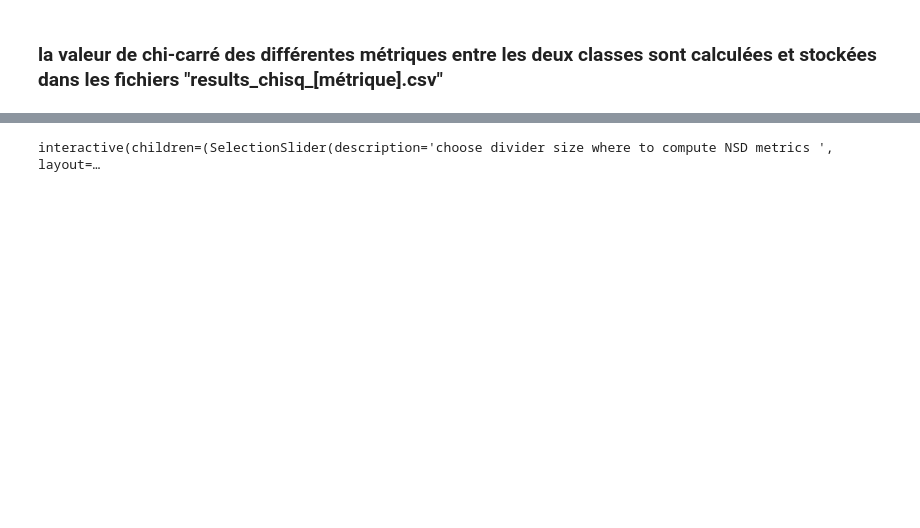
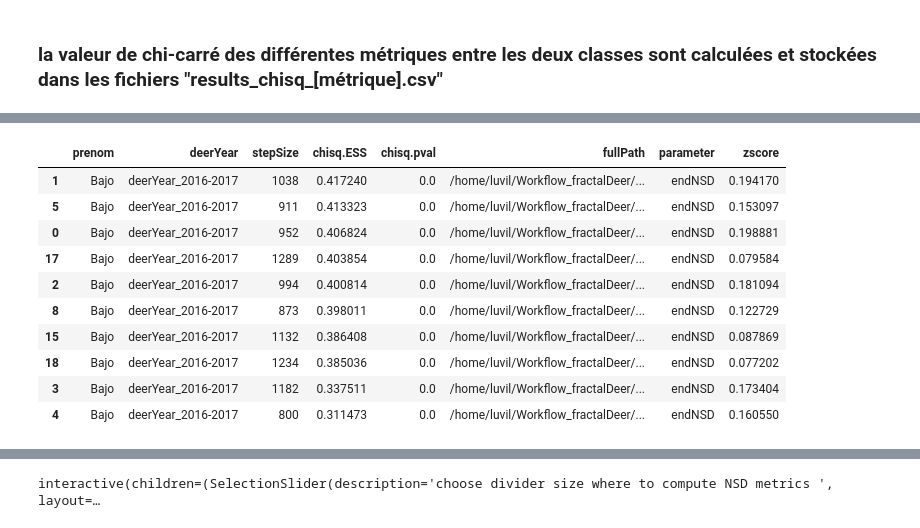
Before and after one commit to LuVil86/Workflow_fractalDeer, a Jupyter notebook: PIPELINE_FRACTALDEER/interactive_demo.ipynb, the cells around one changed output, grey strips where cells are left out. Saved outputs shown, nothing was run; the diff lists cells and outputs as text; code cells hidden in the pictures; blank space fills up the shorter version.

```diff
--- a/PIPELINE_FRACTALDEER/interactive_demo.ipynb
+++ b/PIPELINE_FRACTALDEER/interactive_demo.ipynb
@@ -271,0 +279,18 @@ meanNSD_df.sort_values(by="zscore",ascending=False).head(10)
+# %%
+endNSD = os.path.join(outFolder, '_'.join(str for str in ["results_Chisq_endNSD",deerName, deerYear, 'from_upConf.csv']) )
+
+endNSD_df = pd.read_csv(endNSD)
+
+endNSD_df.sort_values(by="chisq.ESS",ascending=False).head(10)
+# %% [output]
+|  | prenom | deerYear | stepSize | chisq.ESS | chisq.pval | fullPath | parameter | zscore |
+| 1 | Bajo | deerYear_2016-2017 | 1038 | 0.417240 | 0.0 | /home/luvil/Workflow_fractalDeer/... | endNSD | 0.194170 |
+| 5 | Bajo | deerYear_2016-2017 | 911 | 0.413323 | 0.0 | /home/luvil/Workflow_fractalDeer/... | endNSD | 0.153097 |
+| 0 | Bajo | deerYear_2016-2017 | 952 | 0.406824 | 0.0 | /home/luvil/Workflow_fractalDeer/... | endNSD | 0.198881 |
+| 17 | Bajo | deerYear_2016-2017 | 1289 | 0.403854 | 0.0 | /home/luvil/Workflow_fractalDeer/... | endNSD | 0.079584 |
+| 2 | Bajo | deerYear_2016-2017 | 994 | 0.400814 | 0.0 | /home/luvil/Workflow_fractalDeer/... | endNSD | 0.181094 |
+| 8 | Bajo | deerYear_2016-2017 | 873 | 0.398011 | 0.0 | /home/luvil/Workflow_fractalDeer/... | endNSD | 0.122729 |
+| 15 | Bajo | deerYear_2016-2017 | 1132 | 0.386408 | 0.0 | /home/luvil/Workflow_fractalDeer/... | endNSD | 0.087869 |
+| 18 | Bajo | deerYear_2016-2017 | 1234 | 0.385036 | 0.0 | /home/luvil/Workflow_fractalDeer/... | endNSD | 0.077202 |
+| 3 | Bajo | deerYear_2016-2017 | 1182 | 0.337511 | 0.0 | /home/luvil/Workflow_fractalDeer/... | endNSD | 0.173404 |
+| 4 | Bajo | deerYear_2016-2017 | 800 | 0.311473 | 0.0 | /home/luvil/Workflow_fractalDeer/... | endNSD | 0.160550 |
```
Also changed, not shown: parts of 3 cells of this notebook, 1 other file.
